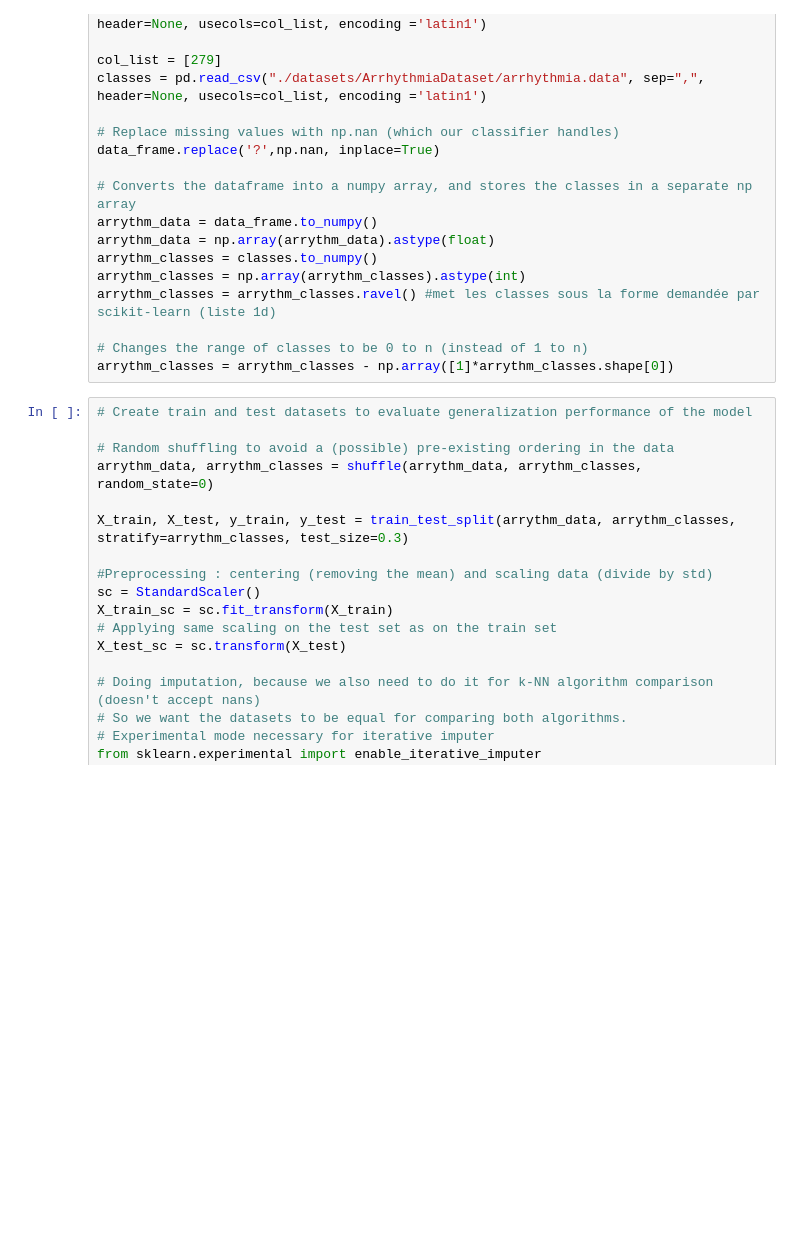
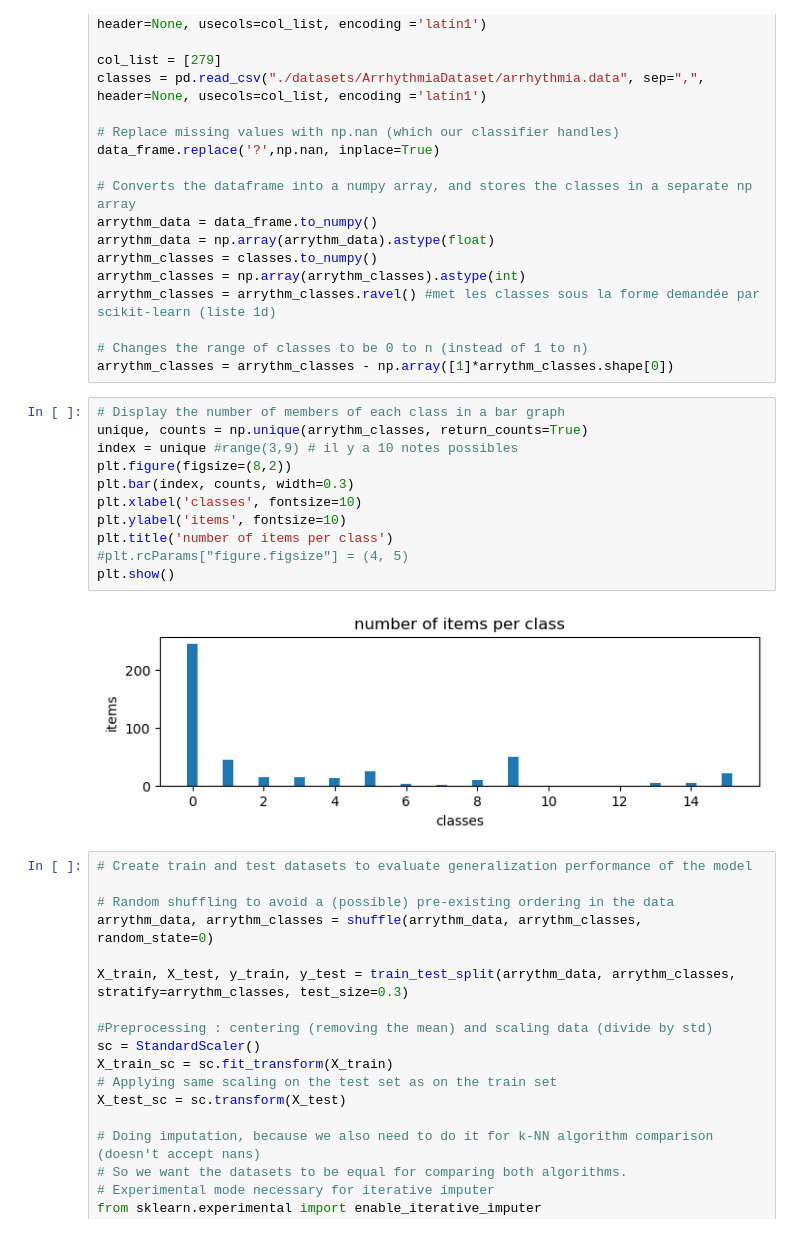
Before and after one commit to Francois-Moyson/Francois-Moyson, a Jupyter notebook: k-nnfp/knnfp-classification.ipynb, the cells around one changed output. Cells and saved outputs as stored; diff of their text form; blank space fills up the shorter version.

```diff
--- a/k-nnfp/knnfp-classification.ipynb
+++ b/k-nnfp/knnfp-classification.ipynb
@@ -561,6 +608,19 @@ arrythm_classes = arrythm_classes.ravel() #met les classes sous la forme demand
 
 # Changes the range of classes to be 0 to n (instead of 1 to n)
 arrythm_classes = arrythm_classes - np.array([1]*arrythm_classes.shape[0])
+# %%
+# Display the number of members of each class in a bar graph
+unique, counts = np.unique(arrythm_classes, return_counts=True)
+index = unique #range(3,9) # il y a 10 notes possibles
+plt.figure(figsize=(8,2))
+plt.bar(index, counts, width=0.3)
+plt.xlabel('classes', fontsize=10)
+plt.ylabel('items', fontsize=10)
+plt.title('number of items per class')
+#plt.rcParams["figure.figsize"] = (4, 5)
+plt.show()
+# %% [output]
+[figure, added]
 # %%
 # Create train and test datasets to evaluate generalization performance of the model
 
```
Also changed, not shown: parts of 11 cells of this notebook.
